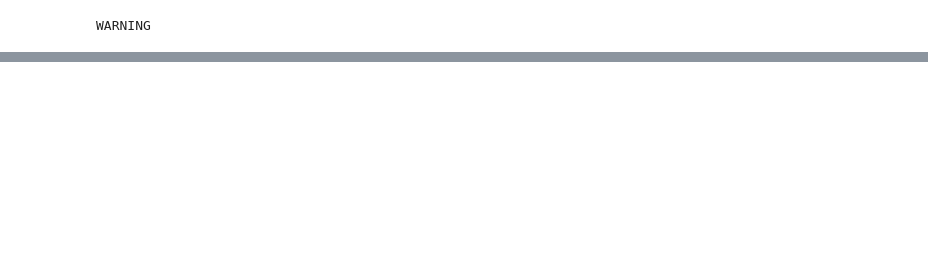
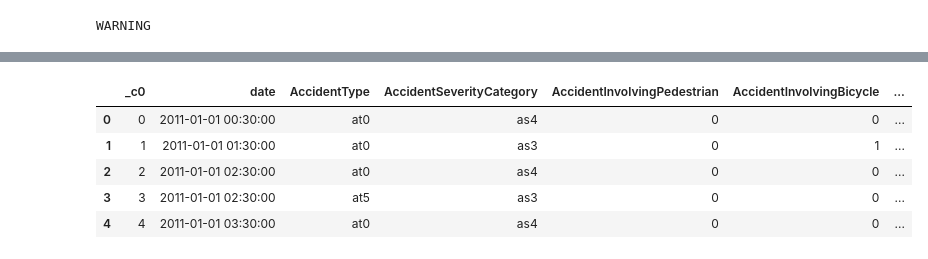
Before and after one commit to Antonio-226/Big-Data-Analytics-Group-Project, a Jupyter notebook: Spark.ipynb, the cells around one changed output, grey strips where cells are left out. Saved outputs shown, nothing was run; the diff lists cells and outputs as text; code cells hidden in the pictures; blank space fills up the shorter version.

Commit message:
finished spark pipeline and ML (still bad performance)

```diff
--- a/Spark.ipynb
+++ b/Spark.ipynb
@@ -17,9 +18,14 @@ from elephas.ml_model import ElephasEstimator
 # %% [output]
 WARNING
 # %%
-conf = SparkConf().setAppName('Spark DL Tabular Pipeline').setMaster('local[6]')
+conf = SparkConf().setAppName('Spark DL Tabular Pipeline').setMaster('local[*]')
+
+# Increase memory spark has available
+SparkContext.setSystemProperty('spark.executor.memory', '6g')
 
 sc = SparkContext(conf=conf)
+
 sql_context = SQLContext(sc)
 
-#spark = SparkSession(sc)
+#Verify settings set for available memory
+sc._conf.getAll()
@@ -26,9 +46,22 @@ sql_context = SQLContext(sc)
 # %%
 # Read the weather and the accident df
 
-df_weather = sql_context.read\
+df_weather_temp = sql_context.read\
     .options(header=True, inferSchema=True)\
     .csv('datasets/hourly_weather.csv')
-df_accidents = sql_context.read\
+
+df_weather = df_weather_temp.withColumn('Hour', df_weather_temp.date[12:13][1:2].cast('double'))
+
+df_accidents_temp = sql_context.read\
     .options(header=True, inferSchema=True)\
     .csv('datasets/accidents.csv')
+df_accidents = df_accidents_temp.drop('Hour')
+# %%
+df_accidents.limit(5).toPandas()
+# %% [output]
+|  | _c0 | date | AccidentType | AccidentSeverityCategory | AccidentInvolvingPedestrian | AccidentInvolvingBicycle | ... |
+| 0 | 0 | 2011-01-01 00:30:00 | at0 | as4 | 0 | 0 | ... |
+| 1 | 1 | 2011-01-01 01:30:00 | at0 | as3 | 0 | 1 | ... |
+| 2 | 2 | 2011-01-01 02:30:00 | at0 | as4 | 0 | 0 | ... |
+| 3 | 3 | 2011-01-01 02:30:00 | at5 | as3 | 0 | 0 | ... |
+| 4 | 4 | 2011-01-01 03:30:00 | at0 | as4 | 0 | 0 | ... |
```
Also changed, not shown: parts of 38 cells of this notebook.
